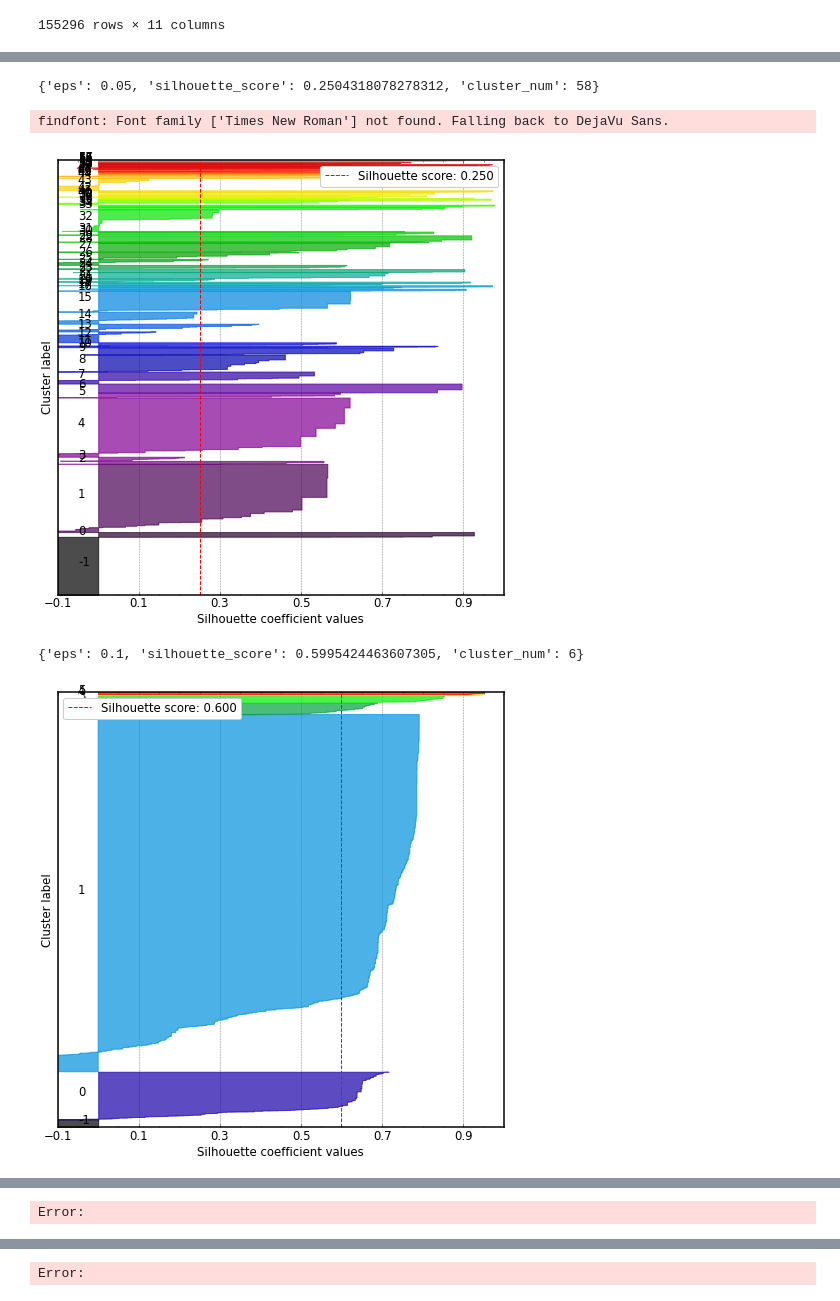
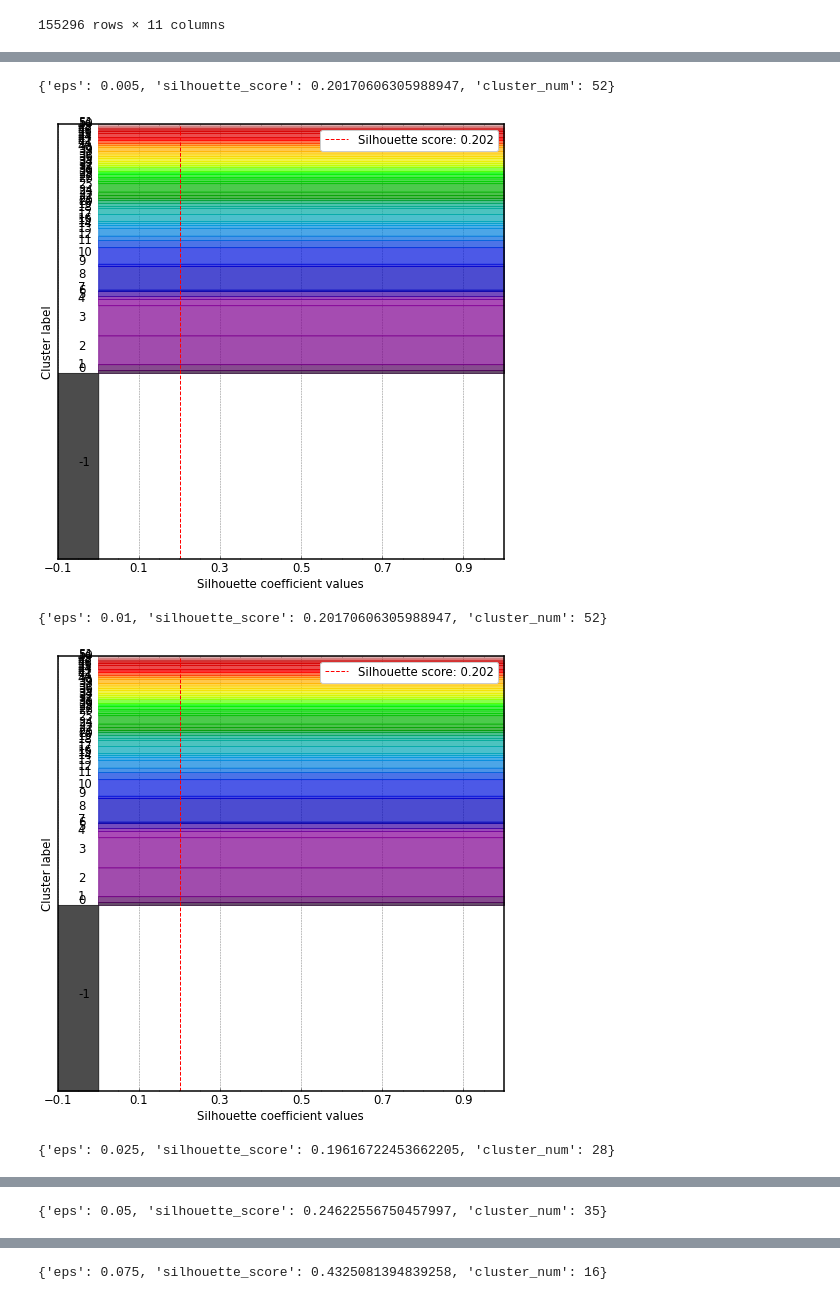
Before and after one commit to CHDers/SpectralClustering, a Jupyter notebook: SpectralClustering.ipynb, the cells around one changed output, grey strips where cells are left out. Cells and saved outputs as stored; diff of their text form; code cells hidden in the pictures.

```diff
--- a/SpectralClustering.ipynb
+++ b/SpectralClustering.ipynb
@@ -134,10 +137,11 @@ def plot_silhouette_of_various_clusters(eps_li: list, min_samples: int=MIN_SAMPL
         plt.show()
     return pd.DataFrame(silhouette_score_list)
 # %%
-silhouette_score_df = plot_silhouette_of_various_clusters(eps_li=[0.05, 0.1, 0.15, 0.2, 0.25, 0.3, 0.35, 0.4, 0.45, 0.5, 0.55, 0.6])
+silhouette_score_df = plot_silhouette_of_various_clusters(eps_li=[0.005, 0.01, 0.025, 0.05, 0.075, 0.1, 0.125, 0.15, 0.175,
+                                                                0.2, 0.225, 0.25, 0.275, 0.3, 0.325, 0.35, 0.375, 0.4, 0.425, 0.45])
 # %% [output]
-{'eps': 0.05, 'silhouette_score': 0.2504318078278312, 'cluster_num': 58}
+{'eps': 0.005, 'silhouette_score': 0.20170606305988947, 'cluster_num': 52}
+[figure, new version]
-findfont: Font family ['Times New Roman'] not found. Falling back to DejaVu Sans.
+{'eps': 0.01, 'silhouette_score': 0.20170606305988947, 'cluster_num': 52}
-[figure, old version]
+[figure, new version]
-{'eps': 0.1, 'silhouette_score': 0.5995424463607305, 'cluster_num': 6}
+{'eps': 0.025, 'silhouette_score': 0.19616722453662205, 'cluster_num': 28}
-[figure, old version]
@@ -144 +149 @@ findfont: Font family ['Times New Roman'] not found. Falling back to DejaVu Sans
-Error:
+{'eps': 0.05, 'silhouette_score': 0.24622556750457997, 'cluster_num': 35}
@@ -145 +151 @@ Error:
-Error:
+{'eps': 0.075, 'silhouette_score': 0.4325081394839258, 'cluster_num': 16}
```
Also changed, not shown: parts of 16 cells of this notebook, 31 other files.
